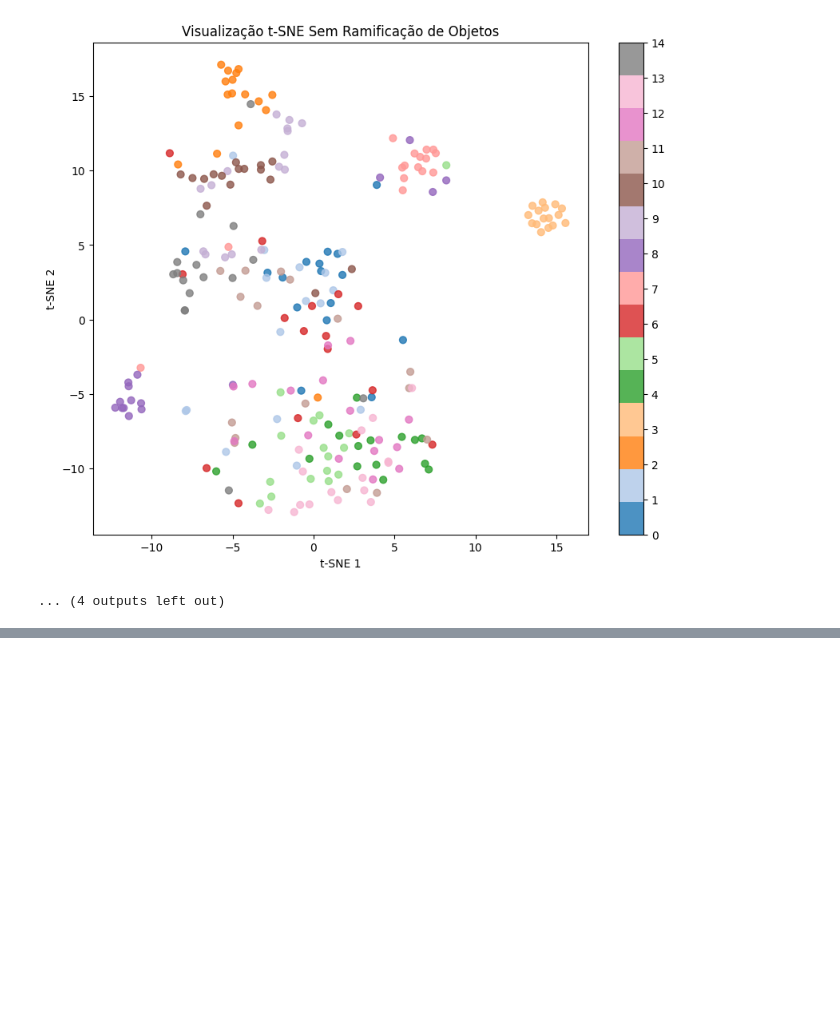
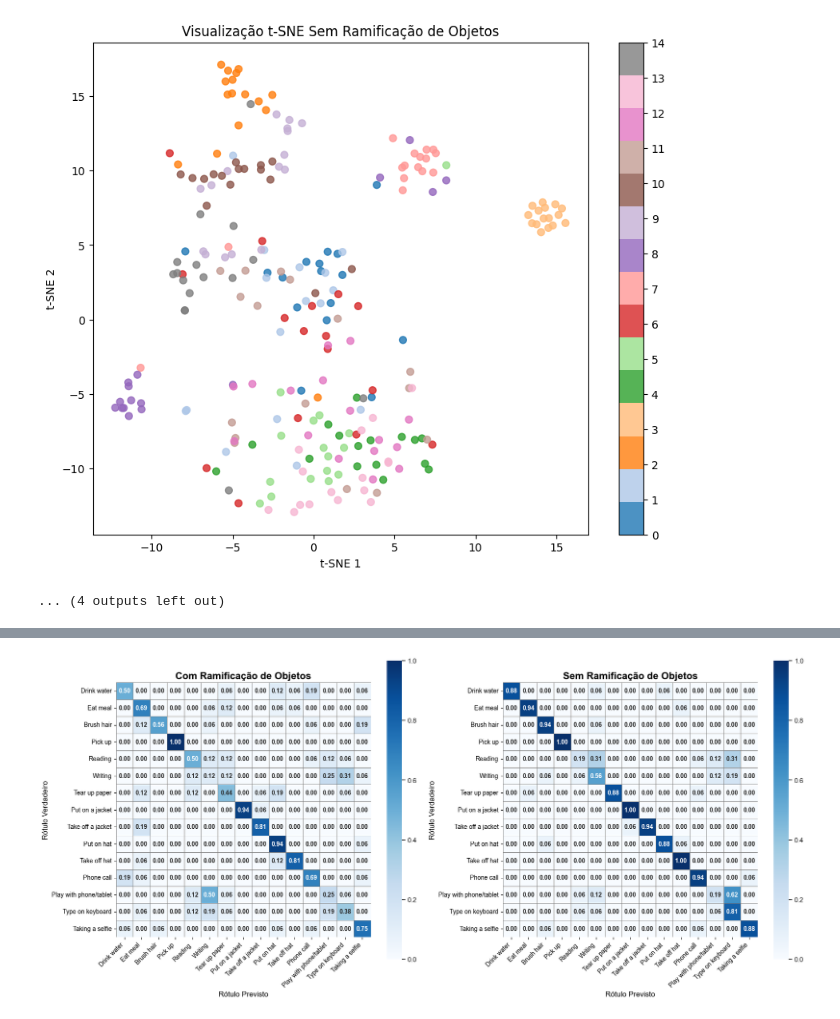
Before and after one commit to GUILN/masters-implementation, a Jupyter notebook: model/notebooks/validation_ntu_rgbd_60.ipynb, the cells around one changed output, grey strips where cells are left out. Drawn from its saved outputs; the diff is of its cells as text; code cells hidden in the pictures; blank space fills up the shorter version.

Commit message:
confusion matrix to all bases

```diff
--- a/model/notebooks/validation_ntu_rgbd_60.ipynb
+++ b/model/notebooks/validation_ntu_rgbd_60.ipynb
@@ -504,0 +507,11 @@ t-SNE Visualization for Observation Rate: 40%
+# %%
+from pathlib import Path
+import sys
+import os
+sys.path.append(str(Path(os.getcwd()).parent))
+from validation.actions_map import NTU_RGBD_60_ACTIONS, NTU_RGBD_ACTIONS_ORDER
+
+
+NTU_RGB_ORDERED_ACTIONS = [NTU_RGBD_60_ACTIONS[action_code] for action_code in NTU_RGBD_ACTIONS_ORDER]
+
+print(NTU_RGB_ORDERED_ACTIONS)
@@ -504,0 +556,13 @@ t-SNE Visualization for Observation Rate: 40%
+# %%
+from validation.confusion_matrix import calculate_confusion_matrix
+
+
+har_model, _ = MultiModalHARModel.load(
+    checkpoint_path=MODELS_PHT[100]["with_obj"]
+)
+cm = calculate_confusion_matrix(har_model, validation_dataset, device="cpu")
+
+har_model_without_object, _ = MultiModalHARModel.load(
+    checkpoint_path=MODELS_PHT[100]["without_obj"]
+)
+cm_without_object = calculate_confusion_matrix(har_model_without_object, validation_dataset, device="cpu")
@@ -504,0 +578,11 @@ t-SNE Visualization for Observation Rate: 40%
+# %%
+from validation.plots import plot_confusion_matrix
+
+
+plot_confusion_matrix(
+    with_object_cm=cm,
+    class_names=NTU_RGB_ORDERED_ACTIONS,
+    without_object_cm=cm_without_object,
+)
+# %% [output]
+[figure, added]
```
Also changed, not shown: parts of 8 cells of this notebook, 7 other files.
